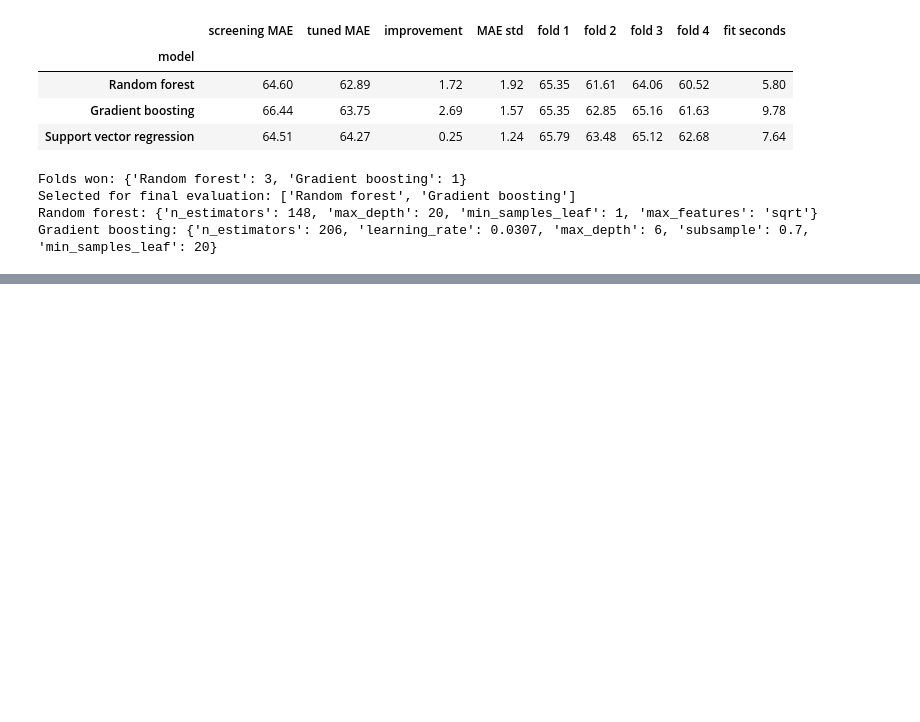
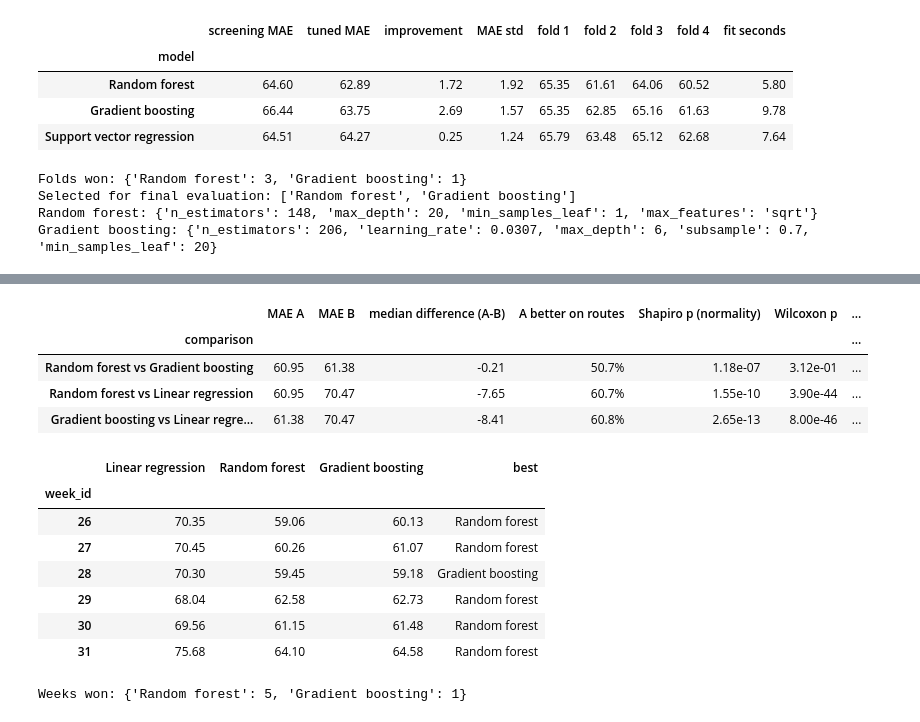
Before and after one commit to brucenguyen0302-code/last-mile-route-duration, a Jupyter notebook: notebooks/AT1_II_route_duration.ipynb, the cells around one changed output, grey strips where cells are left out. Drawn from its saved outputs; the diff is of its cells as text; code cells hidden in the pictures; blank space fills up the shorter version.

```diff
--- a/notebooks/AT1_II_route_duration.ipynb
+++ b/notebooks/AT1_II_route_duration.ipynb
@@ -1085,0 +1189,50 @@ Gradient boosting: {'n_estimators': 206, 'learning_rate': 0.0307, 'max_depth': 6
+# %%
+from scipy.stats import wilcoxon, shapiro
+
+abs_errors = pd.DataFrame({name: np.abs(y_test.values - pred) for name, pred in test_predictions.items()})
+
+pairs = [('Random forest', 'Gradient boosting'),
+         ('Random forest', 'Linear regression'),
+         ('Gradient boosting', 'Linear regression')]
+
+rng = np.random.default_rng(SEED)
+stat_rows = []
+for a, b in pairs:
+    diff = abs_errors[a] - abs_errors[b]
+    sample = rng.choice(diff.values, size=500, replace=False)
+    stat, p = wilcoxon(abs_errors[a], abs_errors[b])
+    stat_rows.append({'comparison': f'{a} vs {b}', 'MAE A': abs_errors[a].mean(), 'MAE B': abs_errors[b].mean(),
+                      'median difference (A-B)': diff.median(), 'A better on routes': (diff < 0).mean(),
+                      'Shapiro p (normality)': shapiro(sample).pvalue, 'Wilcoxon p': p})
+
+stats_table = pd.DataFrame(stat_rows).set_index('comparison').sort_values('Wilcoxon p')
+m = len(stats_table)
+holm = (stats_table['Wilcoxon p'] * np.arange(m, 0, -1)).cummax().clip(upper=1)
+stats_table['Holm p'] = holm
+stats_table['significant (0.05)'] = stats_table['Holm p'] < 0.05
+stats_table = stats_table.loc[[f'{a} vs {b}' for a, b in pairs]]
+stats_table.to_csv(os.path.join(RESULTS_DIR, 'wilcoxon_tests.csv'))
+display(stats_table.style.format({'MAE A': '{:.2f}', 'MAE B': '{:.2f}', 'median difference (A-B)': '{:.2f}',
+                                  'A better on routes': '{:.1%}', 'Shapiro p (normality)': '{:.2e}',
+                                  'Wilcoxon p': '{:.2e}', 'Holm p': '{:.2e}'}))
+
+weekly_mae = (abs_errors.assign(week_id=test_df['week_id'].values)
+              .groupby('week_id')[['Linear regression', 'Random forest', 'Gradient boosting']].mean())
+weekly_mae['best'] = weekly_mae.idxmin(axis=1)
+display(weekly_mae.round(2))
+print('Weeks won:', weekly_mae['best'].value_counts().to_dict())
+# %% [output]
+|  | MAE A | MAE B | median difference (A-B) | A better on routes | Shapiro p (normality) | Wilcoxon p | ... |
+| comparison |  |  |  |  |  |  | ... |
+| Random forest vs Gradient boosting | 60.95 | 61.38 | -0.21 | 50.7% | 1.18e-07 | 3.12e-01 | ... |
+| Random forest vs Linear regression | 60.95 | 70.47 | -7.65 | 60.7% | 1.55e-10 | 3.90e-44 | ... |
+| Gradient boosting vs Linear regre... | 61.38 | 70.47 | -8.41 | 60.8% | 2.65e-13 | 8.00e-46 | ... |
+|  | Linear regression | Random forest | Gradient boosting | best |
+| week_id |  |  |  |  |
+| 26 | 70.35 | 59.06 | 60.13 | Random forest |
+| 27 | 70.45 | 60.26 | 61.07 | Random forest |
+| 28 | 70.30 | 59.45 | 59.18 | Gradient boosting |
+| 29 | 68.04 | 62.58 | 62.73 | Random forest |
+| 30 | 69.56 | 61.15 | 61.48 | Random forest |
+| 31 | 75.68 | 64.10 | 64.58 | Random forest |
+Weeks won: {'Random forest': 5, 'Gradient boosting': 1}
```
Also changed, not shown: parts of 5 cells of this notebook.
